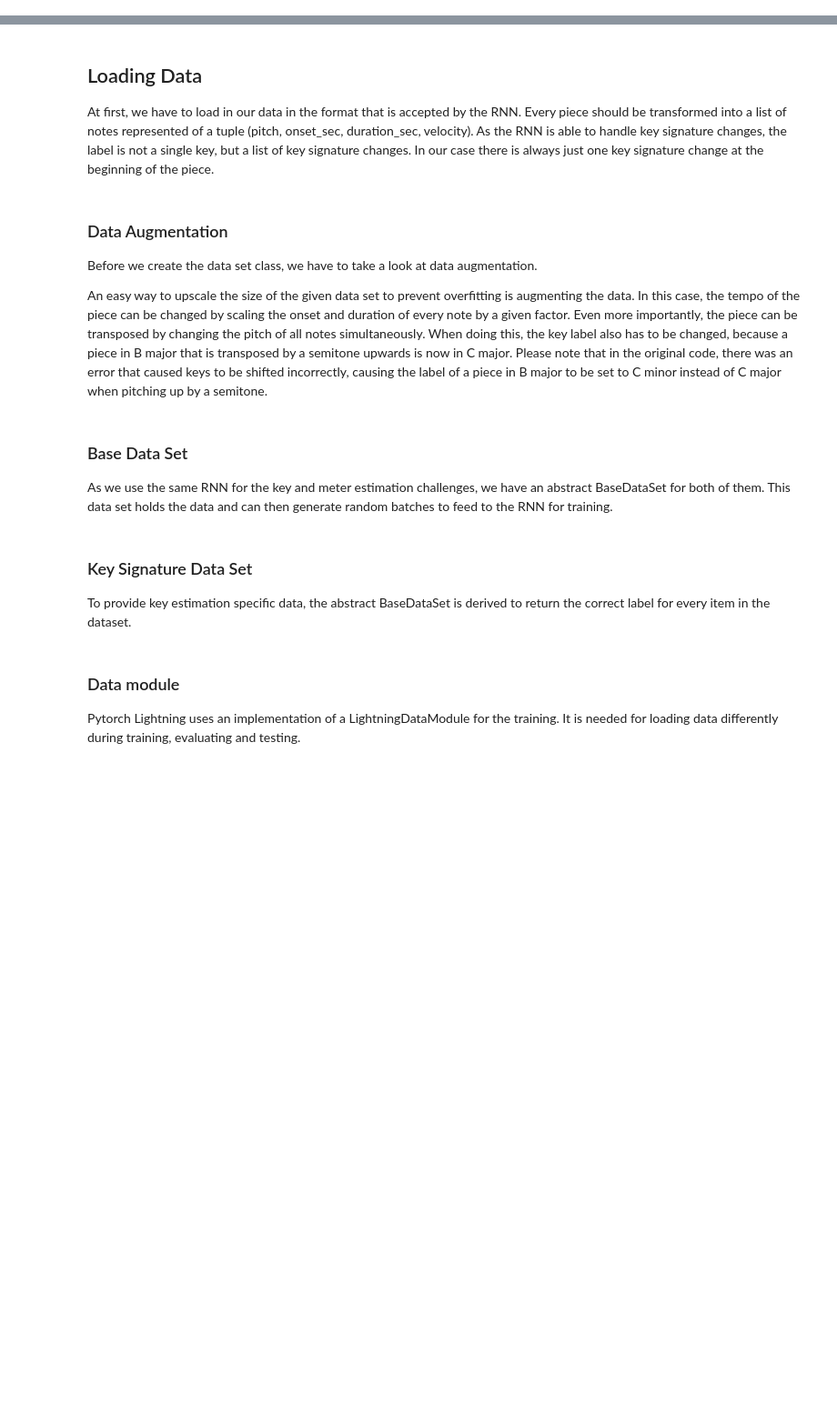
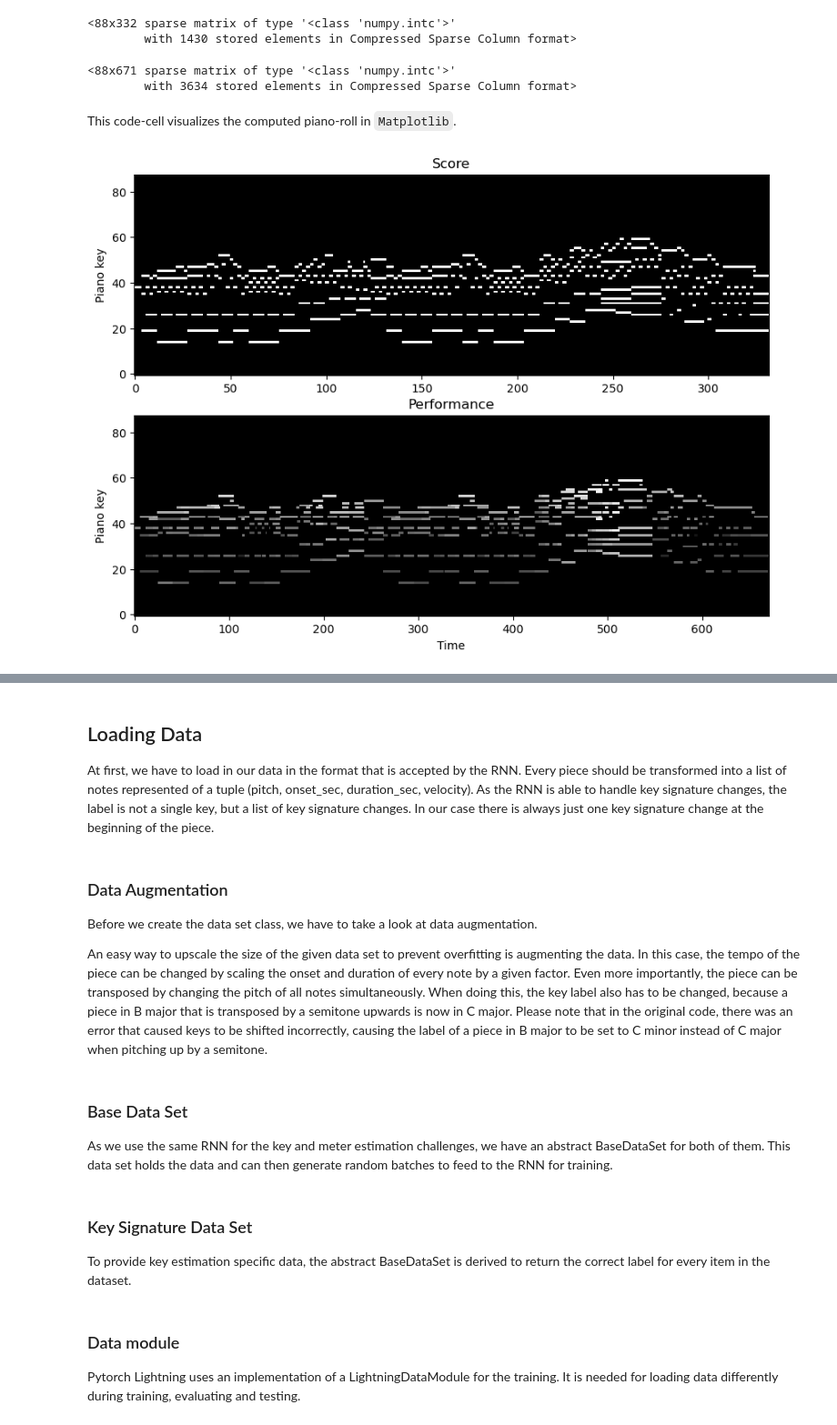
Before and after one commit to ZekReshi/Music-Informatics, a Jupyter notebook: Challenges/TeamScottJoplin.ipynb, the cells around one changed output, grey strips where cells are left out. Shown at 91% size. Drawn from its saved outputs; the diff is of its cells as text; code cells hidden in the pictures; blank space fills up the shorter version.

```diff
--- a/Challenges/TeamScottJoplin.ipynb
+++ b/Challenges/TeamScottJoplin.ipynb
@@ -0,0 +41,2 @@
+# %%
+score_note_array = dataset["Chopin_op10_no3_p01"][1]
@@ -0,0 +170,60 @@
+# %%
+performance_pr, performance_idx = pt.utils.music.compute_pianoroll(
+    note_info=performance_note_array,
+    piano_range=True,
+    return_idxs=True,
+    remove_drums=True,
+    end_time=None,              # piece will not be truncated
+    time_unit="auto",           # must be set to auto, since the note_array-format depends on the performance/score
+
+    # parameters to change
+    # binary = False,           # ensure a binary piano roll (either the node is pressed or not)
+    # time_div = 24,            # sets the time division per time-unit
+    # onset_only = False,
+    # pitch_margin = 0,
+    # time_margin = 0,
+    # remove_silence = False
+)
+# %%
+# is represented as a sparse matrix with many zeros in it
+score_pr
+# %% [output]
+<88x332 sparse matrix of type '<class 'numpy.intc'>'
+        with 1430 stored elements in Compressed Sparse Column format>
+# %%
+# is represented as a sparse matrix with many zeros in it
+performance_pr
+# %% [output]
+<88x671 sparse matrix of type '<class 'numpy.intc'>'
+        with 3634 stored elements in Compressed Sparse Column format>
+# %% [markdown]
+This code-cell visualizes the computed piano-roll in `Matplotlib`.
+# %%
+# code is part of the "Symbolic_Music_Alignment"-file
+
+import matplotlib.pyplot as plt
+
+fig, axes = plt.subplots(2, figsize=(10, 7))
+axes[0].imshow(
+    score_pr.todense(),
+    aspect = "auto",
+    origin="lower",
+    cmap="gray",
+    interpolation="nearest",
+)
+axes[1].imshow(
+    performance_pr.todense(),
+    aspect = "auto",
+    origin="lower",
+    cmap="gray",
+    interpolation="nearest",
+)
+y_label = "Piano key"
+axes[0].set_ylabel(y_label)
+axes[1].set_ylabel(y_label)
+axes[0].set_title("Score")
+axes[1].set_title("Performance")
+axes[1].set_xlabel("Time")
+plt.show()
+# %% [output]
+[figure, added]
```
Also changed, not shown: parts of 56 cells of this notebook, 2 other files.
